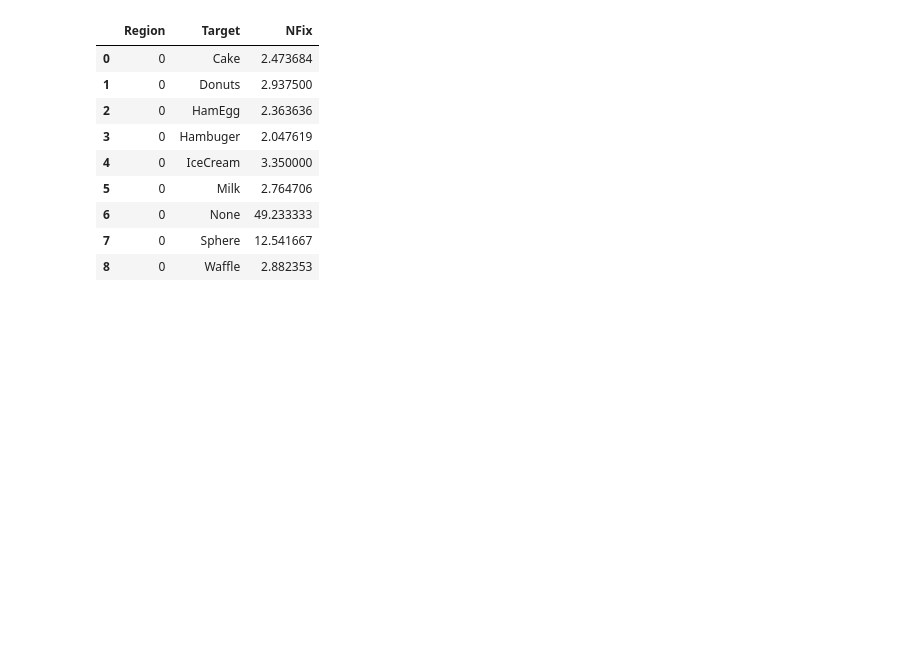
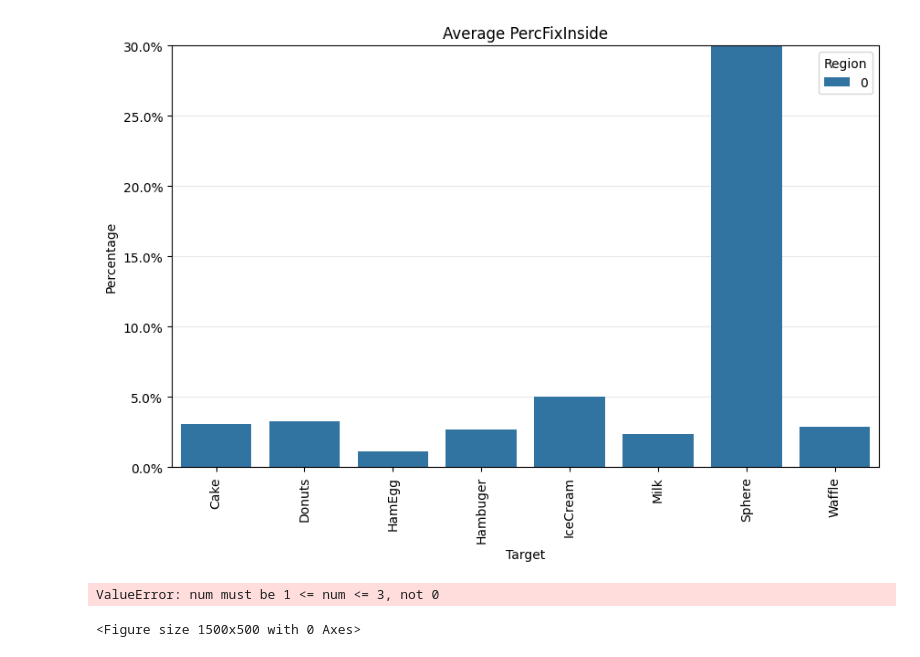
Before and after one commit to haaris7/Bachelorprojekt, a Jupyter notebook: gaze_data_analysis/Task2_Metric_Analysis.ipynb, the cells around one changed output. Cells and saved outputs as stored; diff of their text form; code cells hidden in the pictures; blank space fills up the shorter version.

```diff
--- a/gaze_data_analysis/Task2_Metric_Analysis.ipynb
+++ b/gaze_data_analysis/Task2_Metric_Analysis.ipynb
@@ -173,0 +274,19 @@ avg_perc
+# %%
+# Step 1: Apply PercFixInside to each DataFrame in dataframes and accumulate the results
+perc_results = [PercFixInside(df) for df in dataframes]
+
+# Step 2: Concatenate the resulting DataFrames into one
+all_perc = pd.concat(perc_results)
+
+# Step 3: Group by 'Region' and 'Target' and calculate the sum of GazeTime
+total_gaze = all_perc.groupby(['Region', 'Target'])['GazeTime'].sum().reset_index()
+
+# Step 4: Calculate the total gaze time in each region
+total_gaze_region = total_gaze.groupby('Region')['GazeTime'].sum()
+
+# Step 5: Calculate the percentage of gaze time that each target represents in its region
+total_gaze['Percentage'] = total_gaze.apply(lambda row: (row['GazeTime'] / total_gaze_region[row['Region']]) * 100, axis=1)
+
+# This will now be a DataFrame with total 'GazeTime' and 'Percentage' for each 'Target' in each 'Region'
+total_gaze = total_gaze[total_gaze['Target'] != 'None']
+total_gaze
@@ -174,6 +303,46 @@ avg_perc
+# %%
+plt.figure(figsize=(10, 6))
+
+# Set grid
+ax = plt.gca()
+ax.yaxis.grid(True, linestyle='-', which='major', color='lightgrey', alpha=0.5)
+ax.set_axisbelow(True)
+
+# Plotting
+ax = sns.barplot(x='Target', y='Percentage', hue='Region', data=total_gaze, zorder=2)
+
+plt.title('Average PercFixInside')
+plt.xticks(rotation=90)  # Rotate x-axis labels if they overlap
+
+# Increase the range of y-axis
+plt.ylim(0, 30)
+
+# Add '%' symbol to y-axis labels
+ax.yaxis.set_major_formatter(PercentFormatter())
+
+plt.show()
+# %% [output]
+[figure, added]
+# %%
+plt.figure(figsize=(15, 5))
+
+for region in total_gaze['Region'].unique():
+    plt.subplot(1, 3, region)
+
+    region_data = total_gaze[total_gaze['Region'] == region]
+    region_data_grouped = region_data.groupby('Target')['Percentage'].sum()
+
+    plt.pie(region_data_grouped, labels=region_data_grouped.index, autopct='%1.1f%%')
+    plt.title(f'Region {region}')
+
+plt.tight_layout()
+plt.show()
+# %% [output]
+ValueError: num must be 1 <= num <= 3, not 0
+<Figure size 1500x500 with 0 Axes>
 # %%
 # Step 1: Apply NFix to each DataFrame in dataframes and accumulate the results
-nfix_results = [NFix(df, 0.05, False) for df in dataframes]
+nfix_results = [NFix(df, 0.15, False) for df in dataframes]
 
 # Step 2: Concatenate the resulting DataFrames into one
 all_nfix = pd.concat(nfix_results)
@@ -182,15 +351,6 @@ all_nfix = pd.concat(nfix_results)
 avg_nfix = all_nfix.groupby(['Region', 'Target']).mean().reset_index()
 
 # This will now be a DataFrame with average 'Count' and 'Percentage' for each 'Target' in each 'Region'
+avg_nfix = avg_nfix[avg_nfix['Target'] != 'None']
+
 avg_nfix
-# %% [output]
-|  | Region | Target | NFix |
-| 0 | 0 | Cake | 2.473684 |
-| 1 | 0 | Donuts | 2.937500 |
-| 2 | 0 | HamEgg | 2.363636 |
-| 3 | 0 | Hambuger | 2.047619 |
-| 4 | 0 | IceCream | 3.350000 |
-| 5 | 0 | Milk | 2.764706 |
-| 6 | 0 | None | 49.233333 |
-| 7 | 0 | Sphere | 12.541667 |
-| 8 | 0 | Waffle | 2.882353 |
```
Also changed, not shown: parts of 23 cells of this notebook, 2 other files.
